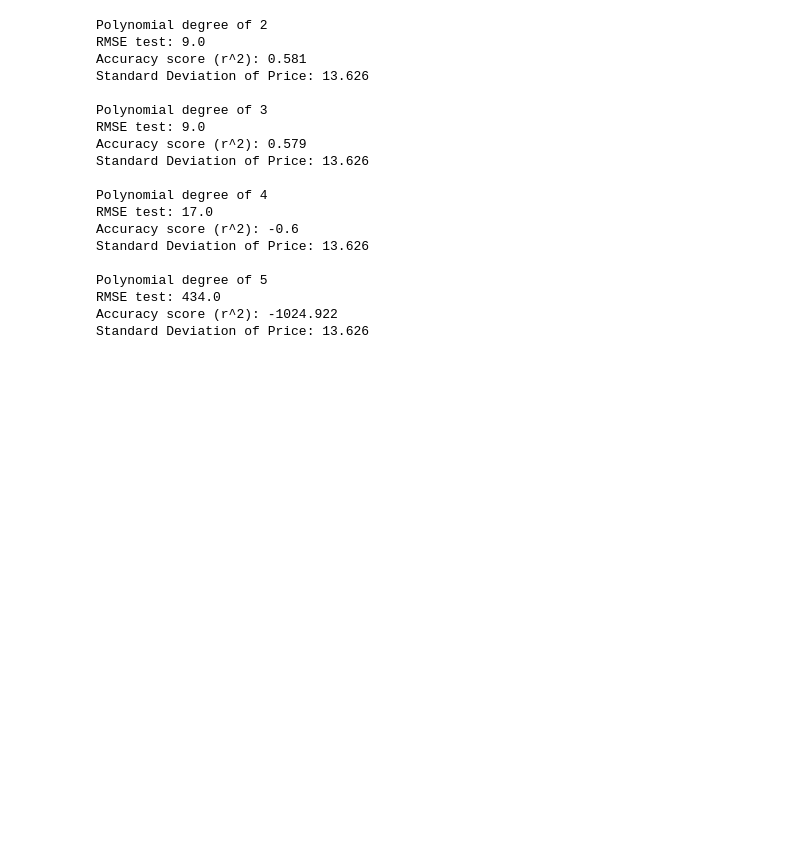
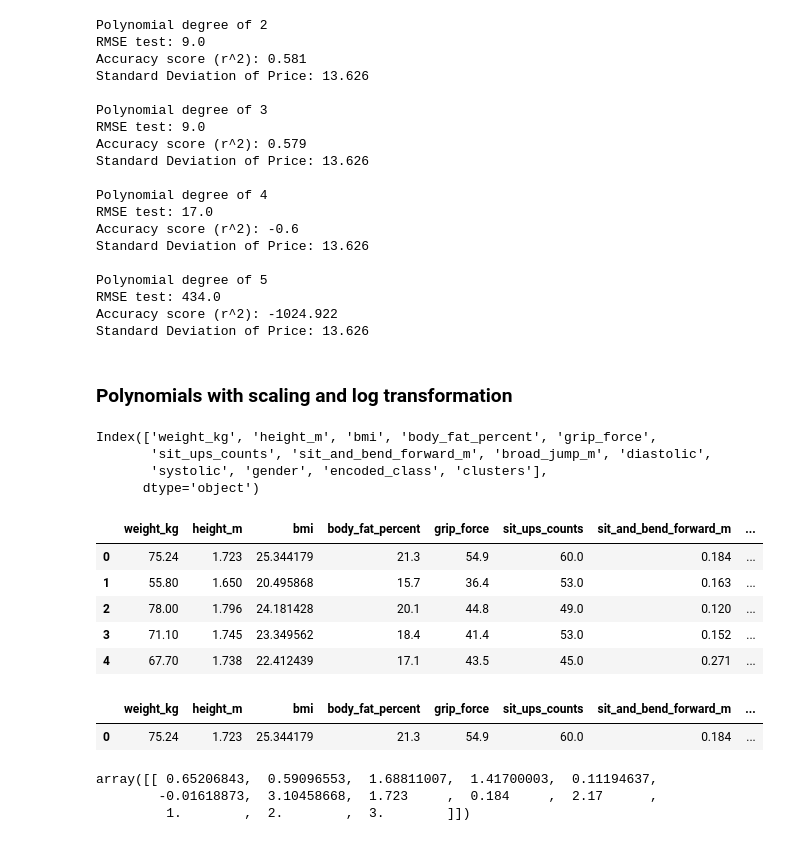
Before and after one commit to daniau23/body_performance, a Jupyter notebook: regression/other_regression_methods.ipynb, the cells around one changed output. Saved outputs shown, nothing was run; the diff lists cells and outputs as text; code cells hidden in the pictures; blank space fills up the shorter version.

Commit message:
edits in regression approaches, A comment in cell 23 for reg.ipynb and the addition of a Polynomials with scaling and log transformation to other_regression_methods.ipynb

```diff
--- a/regression/other_regression_methods.ipynb
+++ b/regression/other_regression_methods.ipynb
@@ -452,3 +452,8 @@ Polynomial degree of 5
 RMSE test: 434.0
 Accuracy score (r^2): -1024.922
 Standard Deviation of Price: 13.626
+# %% [markdown]
+### **Polynomials with scaling and log transformation**
+# %%
+X = df.drop(columns=['age'])
+y = df['age']
@@ -454,0 +467,16 @@ Standard Deviation of Price: 13.626
+# %%
+X.columns
+# %% [output]
+Index(['weight_kg', 'height_m', 'bmi', 'body_fat_percent', 'grip_force',
+       'sit_ups_counts', 'sit_and_bend_forward_m', 'broad_jump_m', 'diastolic',
+       'systolic', 'gender', 'encoded_class', 'clusters'],
+      dtype='object')
+# %%
+X.head()
+# %% [output]
+|  | weight_kg | height_m | bmi | body_fat_percent | grip_force | sit_ups_counts | sit_and_bend_forward_m | ... |
+| 0 | 75.24 | 1.723 | 25.344179 | 21.3 | 54.9 | 60.0 | 0.184 | ... |
+| 1 | 55.80 | 1.650 | 20.495868 | 15.7 | 36.4 | 53.0 | 0.163 | ... |
+| 2 | 78.00 | 1.796 | 24.181428 | 20.1 | 44.8 | 49.0 | 0.120 | ... |
+| 3 | 71.10 | 1.745 | 23.349562 | 18.4 | 41.4 | 53.0 | 0.152 | ... |
+| 4 | 67.70 | 1.738 | 22.412439 | 17.1 | 43.5 | 45.0 | 0.271 | ... |
@@ -454,0 +496,11 @@ Standard Deviation of Price: 13.626
+# %%
+X[:1]
+# %% [output]
+|  | weight_kg | height_m | bmi | body_fat_percent | grip_force | sit_ups_counts | sit_and_bend_forward_m | ... |
+| 0 | 75.24 | 1.723 | 25.344179 | 21.3 | 54.9 | 60.0 | 0.184 | ... |
+# %%
+X_transformed[:1]
+# %% [output]
+array([[ 0.65206843,  0.59096553,  1.68811007,  1.41700003,  0.11194637,
+        -0.01618873,  3.10458668,  1.723     ,  0.184     ,  2.17      ,
+         1.        ,  2.        ,  3.        ]])
```
Also changed, not shown: parts of 9 cells of this notebook, 1 other file.
